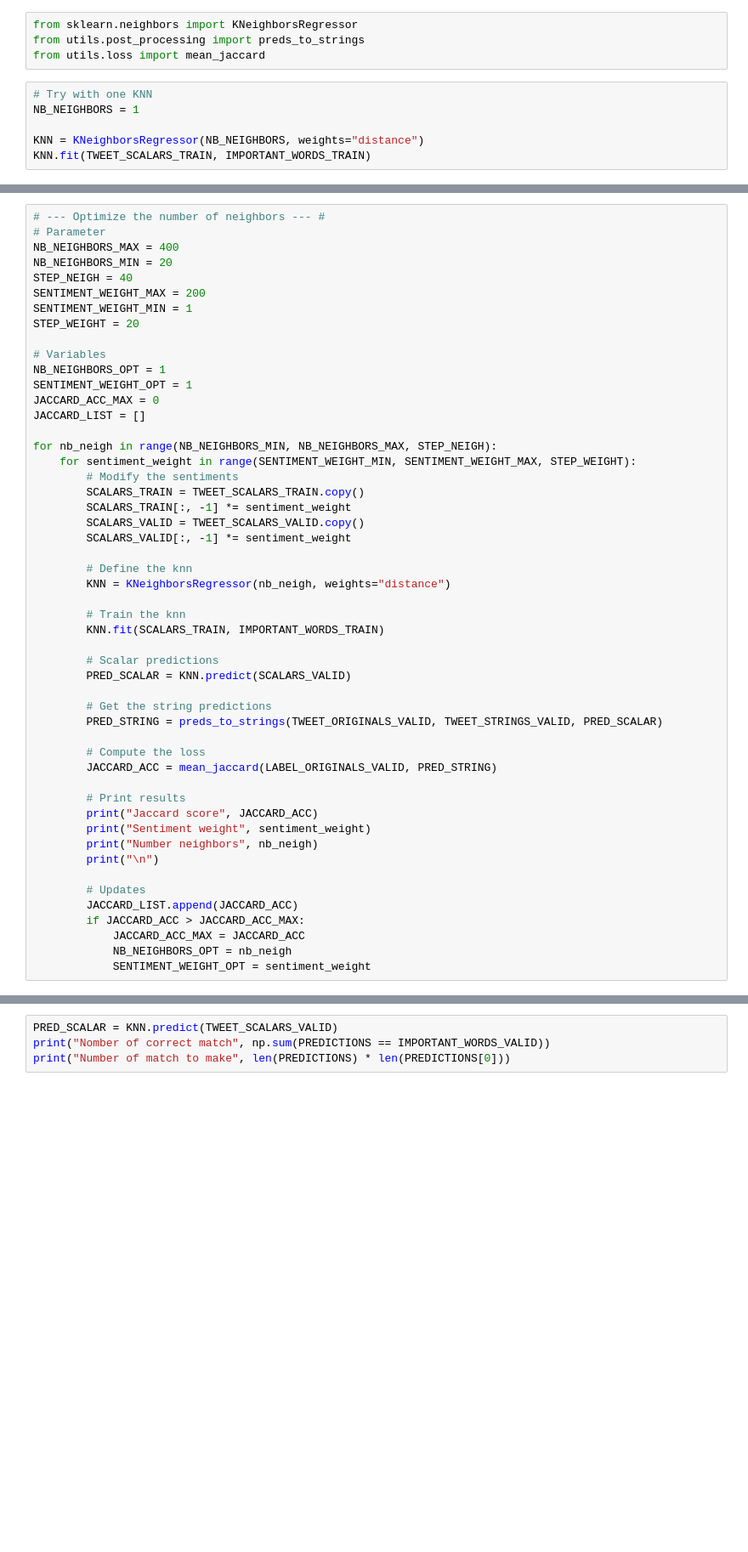
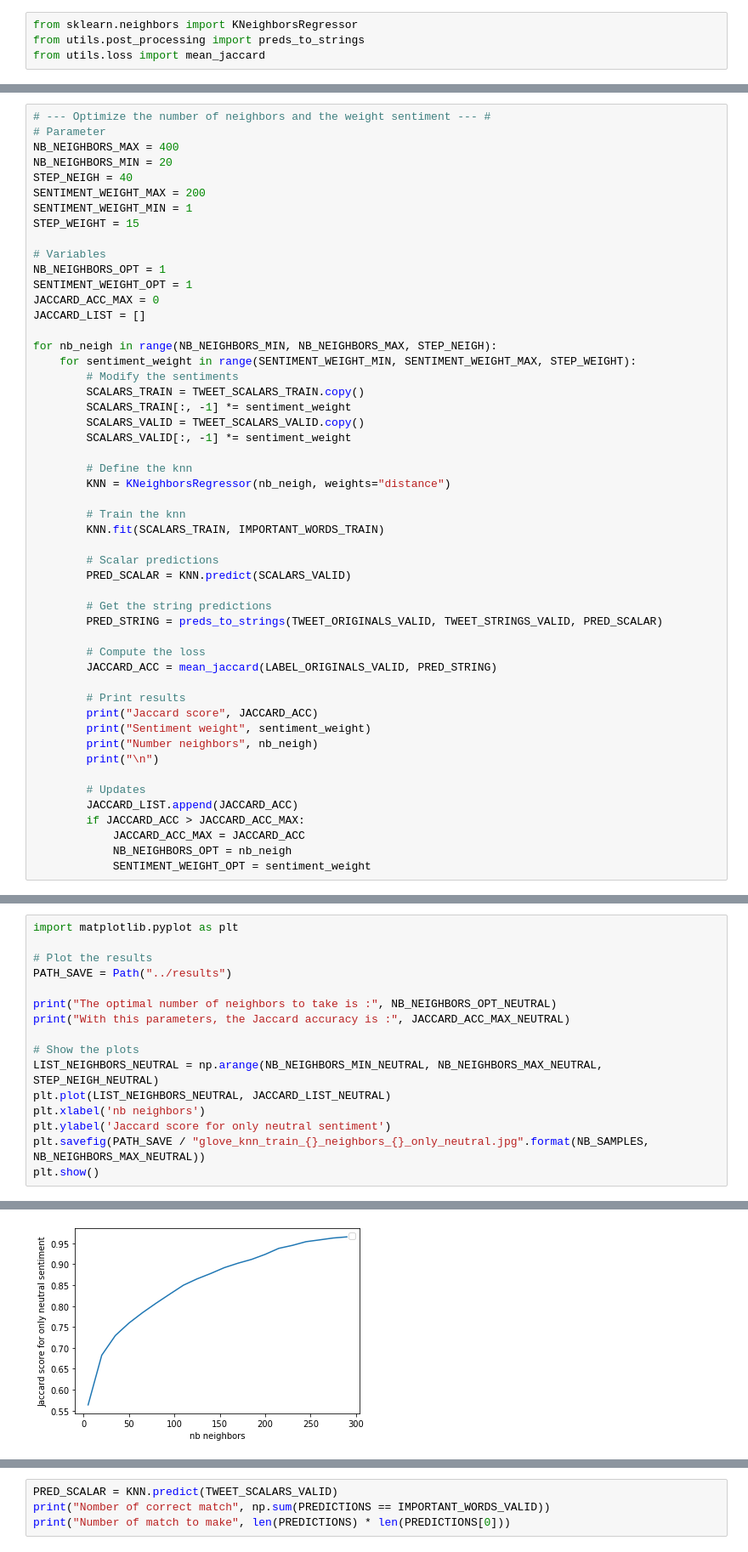
Before and after one commit to theovincent/TweetSentimentExtraction, a Jupyter notebook: src/tweets_sentiments_extraction_glove.ipynb, the cells around one changed output, grey strips where cells are left out. Shown at 85% size. Saved outputs shown, nothing was run; the diff lists cells and outputs as text; blank space fills up the shorter version.

```diff
--- a/src/tweets_sentiments_extraction_glove.ipynb
+++ b/src/tweets_sentiments_extraction_glove.ipynb
@@ -111,9 +149,3 @@ print("Shape of IMPORTANT_WORDS :", IMPORTANT_WORDS_TRAIN.shape)
 from sklearn.neighbors import KNeighborsRegressor
 from utils.post_processing import preds_to_strings
 from utils.loss import mean_jaccard
-# %%
-# Try with one KNN
-NB_NEIGHBORS = 1
-
-KNN = KNeighborsRegressor(NB_NEIGHBORS, weights="distance")
-KNN.fit(TWEET_SCALARS_TRAIN, IMPORTANT_WORDS_TRAIN)
@@ -120,12 +154,12 @@ KNN.fit(TWEET_SCALARS_TRAIN, IMPORTANT_WORDS_TRAIN)
 # %%
-# --- Optimize the number of neighbors --- #
+# --- Optimize the number of neighbors and the weight sentiment --- #
 # Parameter
 NB_NEIGHBORS_MAX = 400
 NB_NEIGHBORS_MIN = 20
 STEP_NEIGH = 40
 SENTIMENT_WEIGHT_MAX = 200
 SENTIMENT_WEIGHT_MIN = 1
-STEP_WEIGHT = 20
+STEP_WEIGHT = 15
 
 # Variables
 NB_NEIGHBORS_OPT = 1
@@ -196,0 +329,17 @@ plt.show()
+# %%
+import matplotlib.pyplot as plt
+
+# Plot the results
+PATH_SAVE = Path("../results")
+
+print("The optimal number of neighbors to take is :", NB_NEIGHBORS_OPT_NEUTRAL)
+print("With this parameters, the Jaccard accuracy is :", JACCARD_ACC_MAX_NEUTRAL)
+
+# Show the plots
+LIST_NEIGHBORS_NEUTRAL = np.arange(NB_NEIGHBORS_MIN_NEUTRAL, NB_NEIGHBORS_MAX_NEUTRAL, STEP_NEIGH_NEUTRAL)
+plt.plot(LIST_NEIGHBORS_NEUTRAL, JACCARD_LIST_NEUTRAL)
+plt.xlabel('nb neighbors')
+plt.ylabel('Jaccard score for only neutral sentiment')
+plt.savefig(PATH_SAVE / "glove_knn_train_{}_neighbors_{}_only_neutral.jpg".format(NB_SAMPLES, NB_NEIGHBORS_MAX_NEUTRAL))
+plt.show()
+# %% [output]
@@ -196,0 +349 @@ plt.show()
+[figure, added]
```
Also changed, not shown: parts of 20 cells of this notebook.
